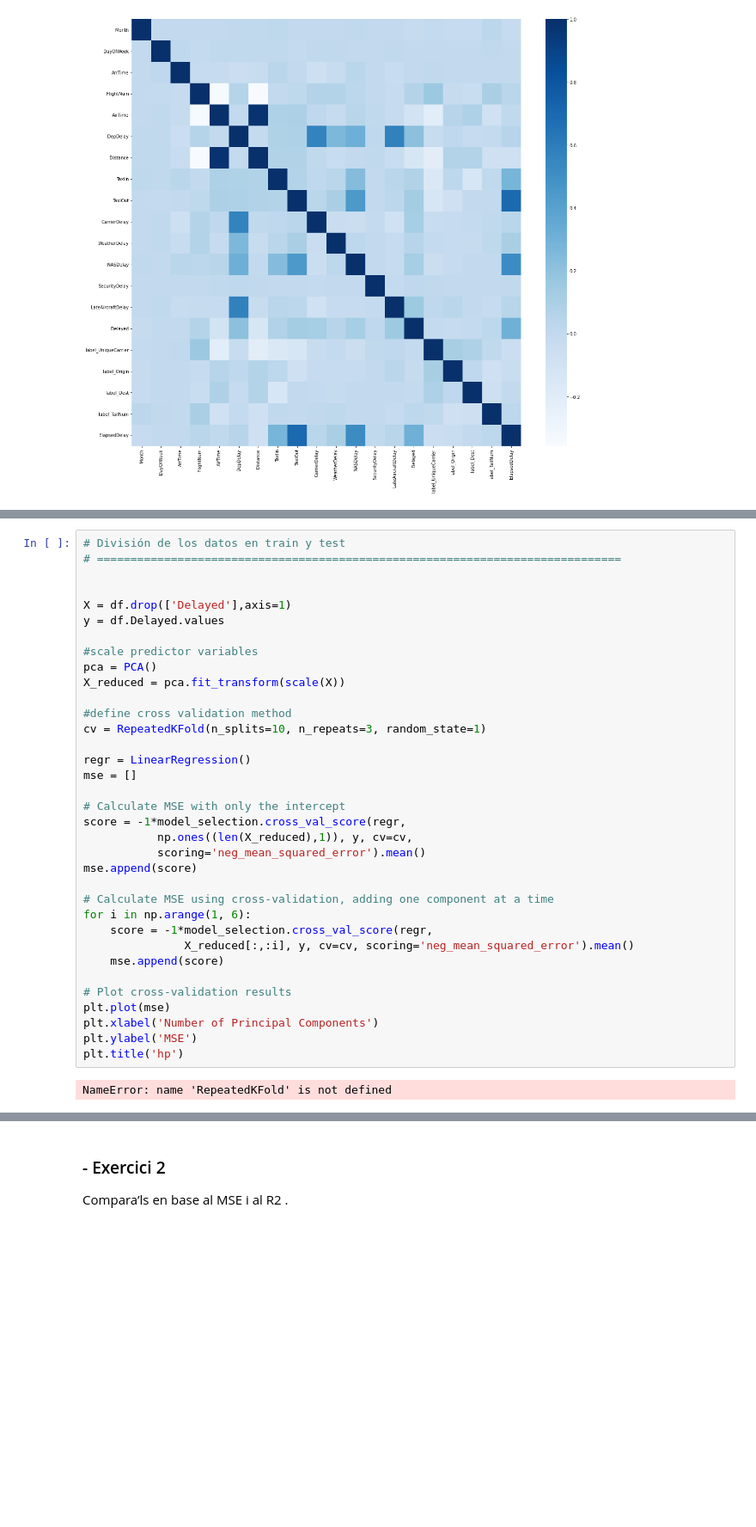
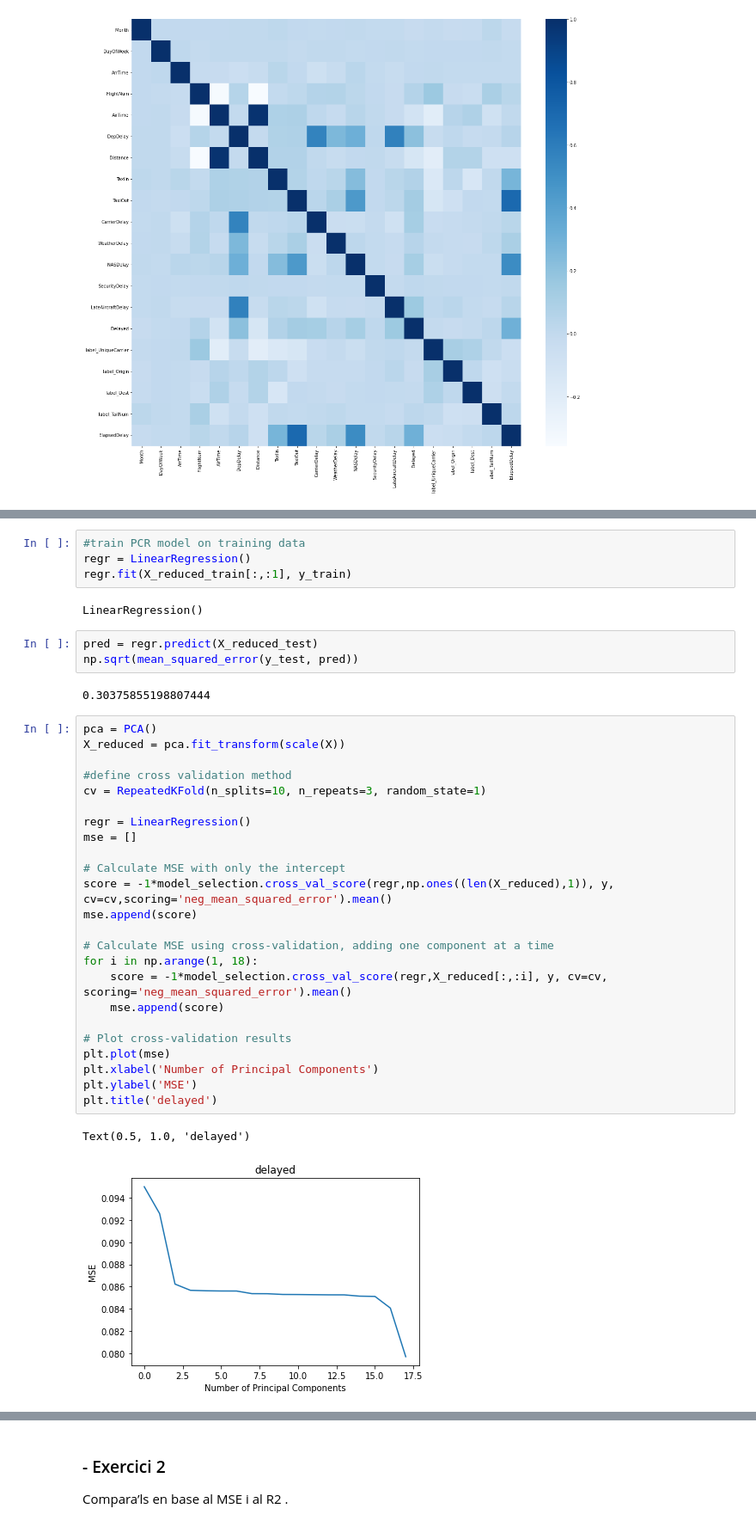
Before and after one commit to mmarcrr/Supervitat_Regressio, a Jupyter notebook: S09T02.ipynb, the cells around one changed output, grey strips where cells are left out. Shown: that part at 86% size. Cells and saved outputs as stored; diff of their text form; blank space fills up the shorter version.

```diff
--- a/S09T02.ipynb
+++ b/S09T02.ipynb
@@ -187,37 +208,38 @@ plt.show()
+# %%
+#train PCR model on training data
+regr = LinearRegression()
+regr.fit(X_reduced_train[:,:1], y_train)
+# %% [output]
+LinearRegression()
+# %%
+pred = regr.predict(X_reduced_test)
+np.sqrt(mean_squared_error(y_test, pred))
+# %% [output]
+0.30375855198807444
 # %%
-# División de los datos en train y test
-# ==============================================================================
-
-
-X = df.drop(['Delayed'],axis=1)
-y = df.Delayed.values
-
-#scale predictor variables
 pca = PCA()
 X_reduced = pca.fit_transform(scale(X))
 
 #define cross validation method
 cv = RepeatedKFold(n_splits=10, n_repeats=3, random_state=1)
 
 regr = LinearRegression()
 mse = []
 
 # Calculate MSE with only the intercept
-score = -1*model_selection.cross_val_score(regr,
-           np.ones((len(X_reduced),1)), y, cv=cv,
-           scoring='neg_mean_squared_error').mean()
+score = -1*model_selection.cross_val_score(regr,np.ones((len(X_reduced),1)), y, cv=cv,scoring='neg_mean_squared_error').mean()
 mse.append(score)
 
 # Calculate MSE using cross-validation, adding one component at a time
-for i in np.arange(1, 6):
-    score = -1*model_selection.cross_val_score(regr,
-               X_reduced[:,:i], y, cv=cv, scoring='neg_mean_squared_error').mean()
+for i in np.arange(1, 18):
+    score = -1*model_selection.cross_val_score(regr,X_reduced[:,:i], y, cv=cv, scoring='neg_mean_squared_error').mean()
     mse.append(score)
 
 # Plot cross-validation results
 plt.plot(mse)
 plt.xlabel('Number of Principal Components')
 plt.ylabel('MSE')
-plt.title('hp')
+plt.title('delayed')
 # %% [output]
-NameError: name 'RepeatedKFold' is not defined
+Text(0.5, 1.0, 'delayed')
+[figure, added]
```
Also changed, not shown: parts of 5 cells of this notebook.
